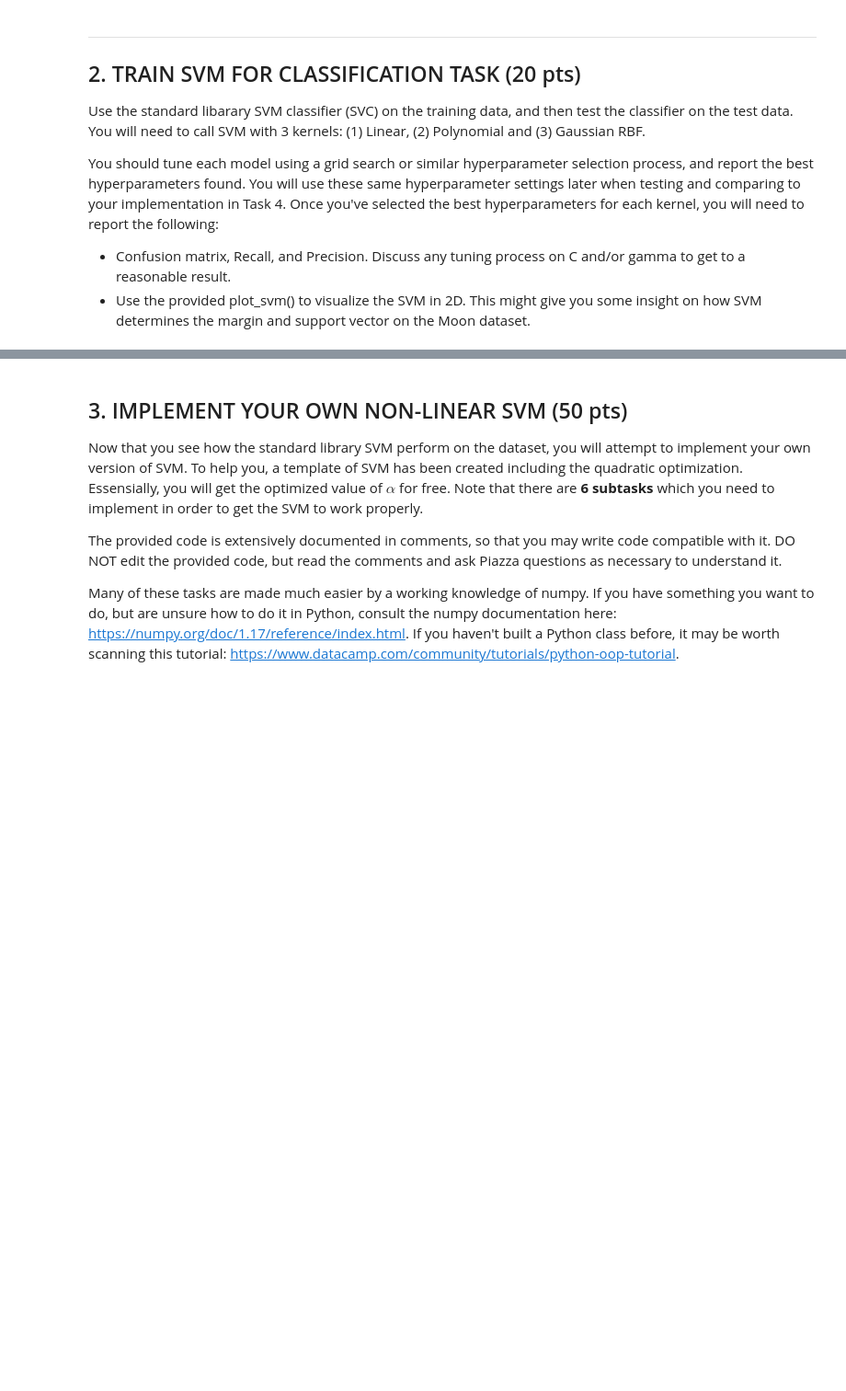
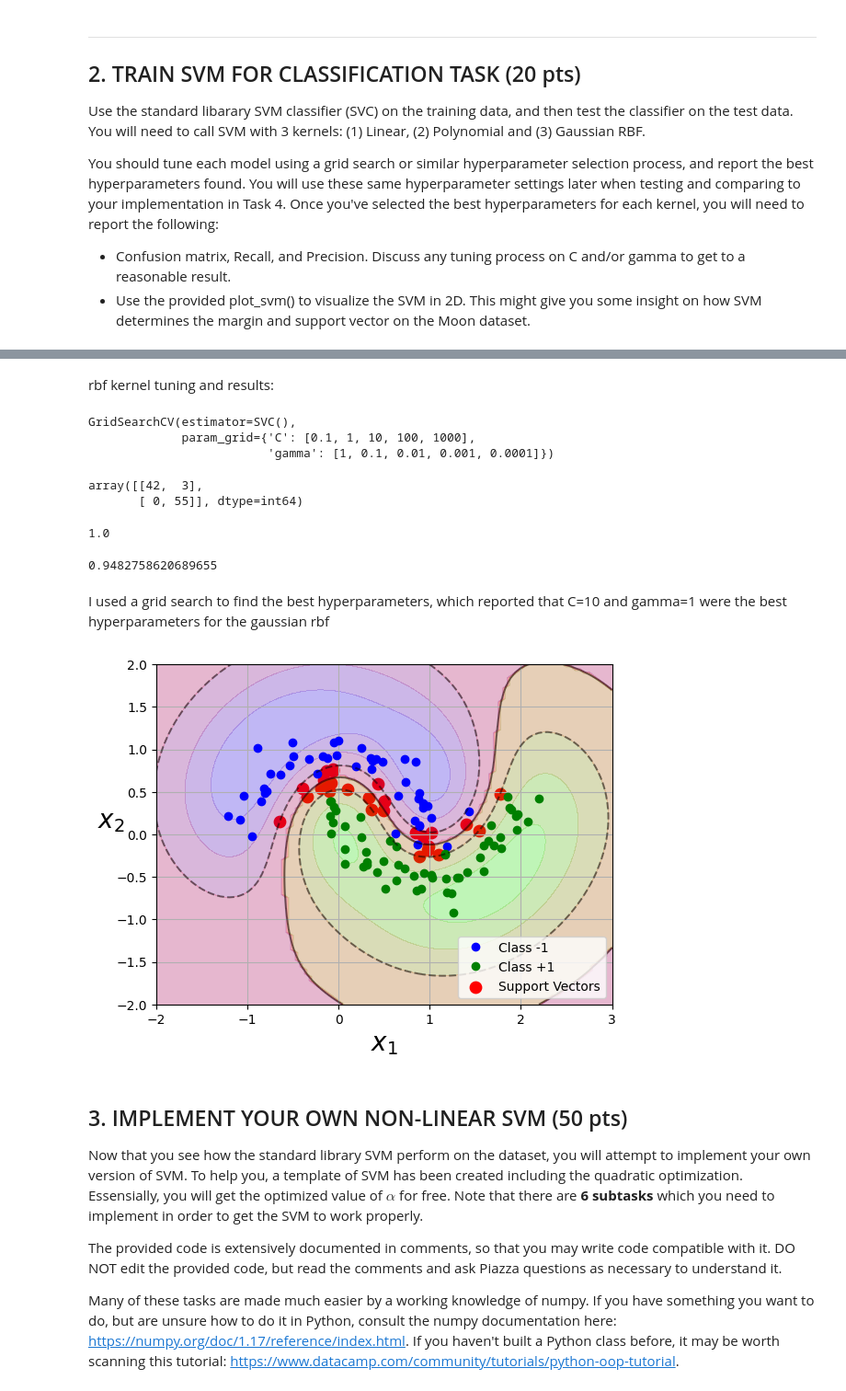
Before and after one commit to helen-yao/ML4VA, a Jupyter notebook: jdj9ng_assignment_3_svm.ipynb, the cells around one changed output, grey strips where cells are left out. Shown: that part at 92% size. Saved outputs shown, nothing was run; the diff lists cells and outputs as text; code cells hidden in the pictures; blank space fills up the shorter version.

```diff
--- a/jdj9ng_assignment_3_svm.ipynb
+++ b/jdj9ng_assignment_3_svm.ipynb
@@ -82,3 +171,41 @@ from sklearn.svm import SVC
+# %% [markdown]
+rbf kernel tuning and results:
+# %%
+rbf_svm = SVC(kernel='rbf', C=c)
+
+grid_search = GridSearchCV(rbf_svm, param_grid)
+
+grid_search.fit(X_train, y_train)
+# %% [output]
+GridSearchCV(estimator=SVC(),
+             param_grid={'C': [0.1, 1, 10, 100, 1000],
+                         'gamma': [1, 0.1, 0.01, 0.001, 0.0001]})
+# %%
+rbf_svm = SVC(kernel='rbf', C=10, gamma=1)
+rbf_svm.fit(X_train, y_train)
+
+predicted = rbf_svm.predict(X_test)
+confusion = confusion_matrix(y_true=y_test, y_pred=predicted)
+confusion
+# %% [output]
+array([[42,  3],
+       [ 0, 55]], dtype=int64)
+# %%
+recall = recall_score(y_true=y_test, y_pred=predicted)
+recall
+# %% [output]
+1.0
+# %%
+precision = precision_score(y_true=y_test, y_pred=predicted)
+precision
+# %% [output]
+0.9482758620689655
+# %% [markdown]
+I used a grid search to find the best hyperparameters, which reported that C=10 and gamma=1 were the best hyperparameters for the gaussian rbf
+# %%
+plot_svm(rbf_svm, X_test, y_test)
+# %% [output]
+[figure, added]
 # %% [markdown]
 ## 3. IMPLEMENT YOUR OWN NON-LINEAR SVM (50 pts)
 Now that you see how the standard library SVM perform on the dataset, you will attempt to implement your own version of SVM. To help you, a template of SVM has been created including the quadratic optimization. Essensially, you will get the optimized value of $\alpha$ for free. Note that there are **6 subtasks** which you need to implement in order to get the SVM to work properly.
```
Also changed, not shown: parts of 18 cells of this notebook.
